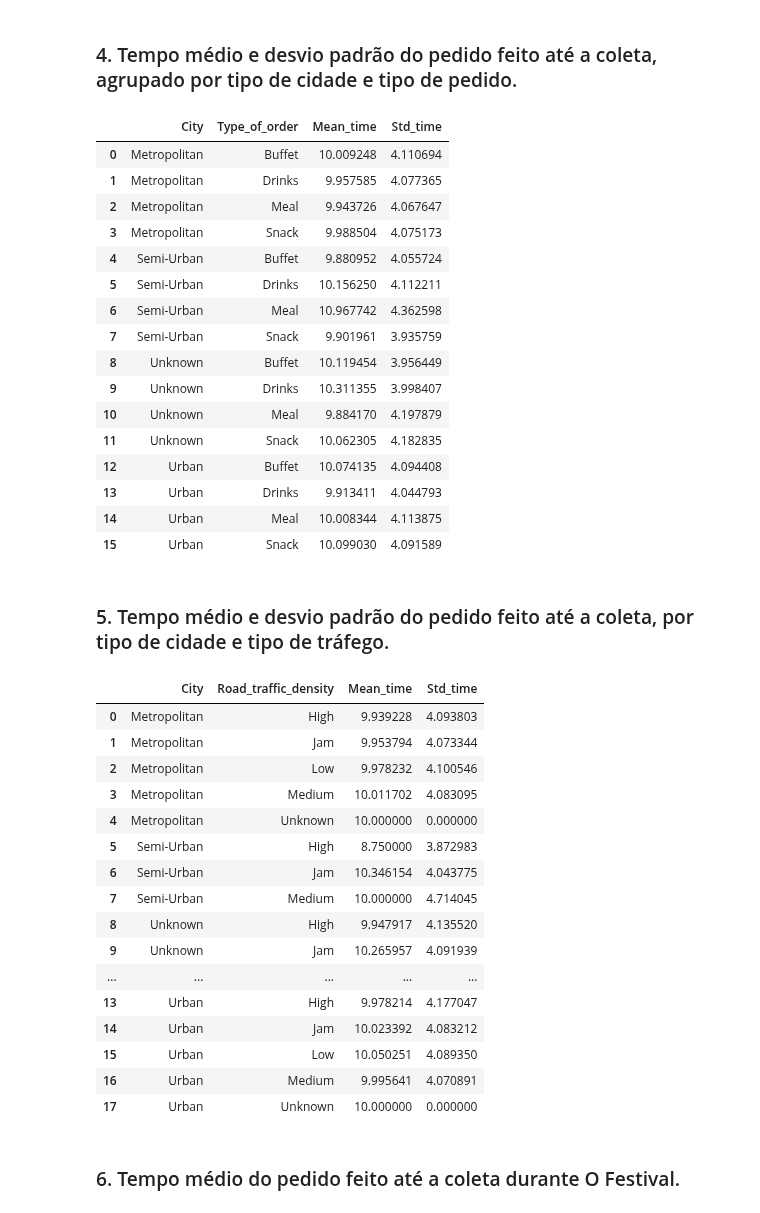
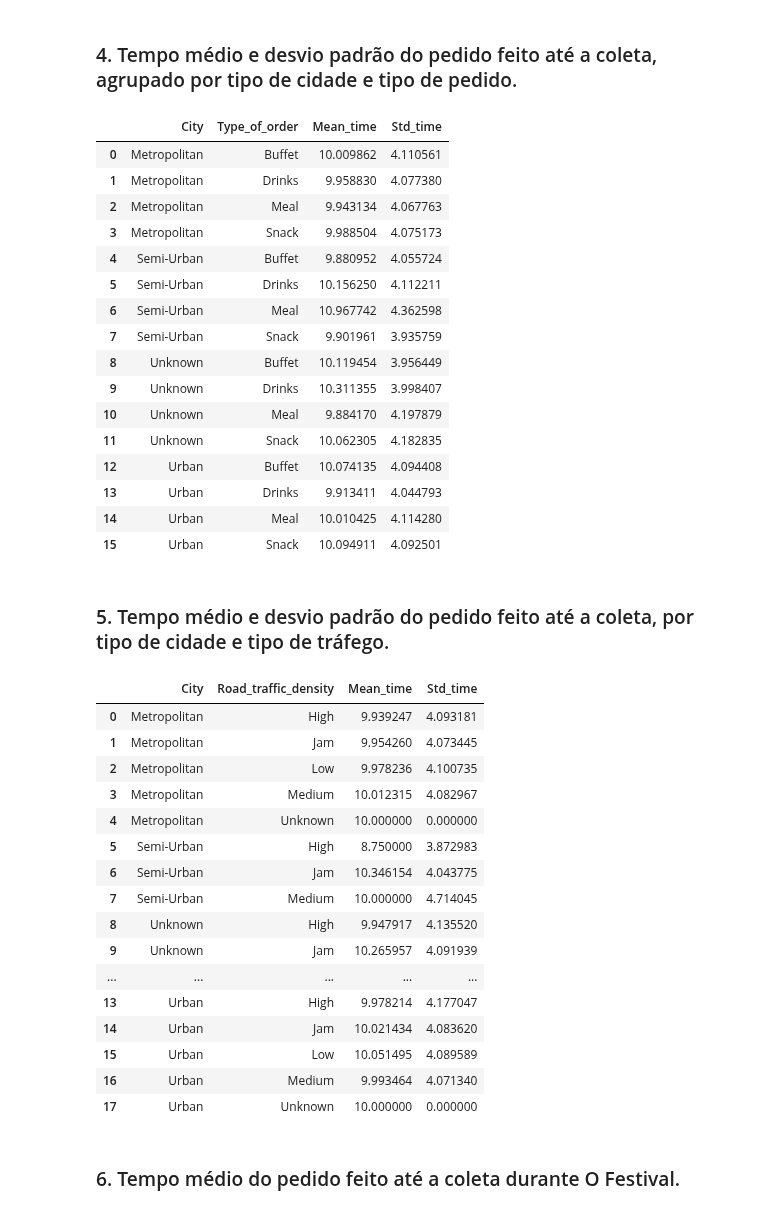
Before and after one commit to luc457x/CDS-PA, a Jupyter notebook: notebook.ipynb, the cells around one changed output. Saved outputs shown, nothing was run; the diff lists cells and outputs as text; code cells hidden in the pictures.

```diff
--- a/notebook.ipynb
+++ b/notebook.ipynb
@@ -878,8 +901,8 @@ Visualização de métricas da empresa.
 ### 1. Quantidades de pedido por dia.
 # %%
 # Agrupar pedidos por dias
-df_work["Day_Ordered"] = pd.to_datetime(df_clear["Time_Ordered"]).dt.date
-df = df_work[["ID", "Day_Ordered"]].groupby("Day_Ordered").count().reset_index()
+df_clear["Day_Ordered"] = pd.to_datetime(df_clear["Time_Ordered"]).dt.date
+df = df_clear[["ID", "Day_Ordered"]].groupby("Day_Ordered").count().reset_index()
 df = df[["Day_Ordered", "ID"]].pivot_table(index="Day_Ordered", aggfunc="sum").reset_index()
 # %%
 # Desenhar gráfico de barras
@@ -892,8 +915,8 @@ fig.show()
 ### 2. Quantidade de pedidos por semana.
 # %%
 # Agrupar dias em semanas do ano
-df_work["Week_Ordered"] = pd.to_datetime(df_work["Day_Ordered"]).dt.strftime("%W").astype(int)
-df = df_work[["Week_Ordered", "ID"]].pivot_table(index="Week_Ordered", aggfunc="count").reset_index()
+df_clear["Week_Ordered"] = pd.to_datetime(df_clear["Day_Ordered"]).dt.strftime("%W").astype(int)
+df = df_clear[["Week_Ordered", "ID"]].pivot_table(index="Week_Ordered", aggfunc="count").reset_index()
 # Criar um DataFrame com todas as semanas do periodo
 all_weeks = pd.DataFrame({"Week_Ordered": range(6, 15)})
 # Mesclar com o DataFrame original
@@ -1107,8 +1130,8 @@ delivery_rating_by_weatherconditions
 # %% [markdown]
 ### 6. Top 10 entregadores mais rápidos por tipo de cidade.
 # %%
-df_work["Distance(km)"] = df_work.apply(lambda x: haversine(x["Restaurant_location"], x["Delivery_location"]), axis=1)
-df_work["Velocity(km/h)"] = df_work["Distance(km)"] / (df_work["Time_taken(min)"] / 60)
+df_clear["Distance(km)"] = df_clear.apply(lambda x: haversine(x["Restaurant_location"], x["Delivery_location"]), axis=1)
+df_clear["Velocity(km/h)"] = df_clear["Distance(km)"] / (df_clear["Time_taken(min)"] / 60)
 # %% [markdown]
 PS: Os resultados aqui são estranhos, principalmente no tipo de cidade "Unknown", que tem uma scooter eletrica que faz >100km/h, por exemplo.
 # %%
@@ -1176,8 +1199,8 @@ A distância média entre restaurantes e locais de entrega é 9.73 km.
 # %% [markdown]
 ### 3. Tempo médio e desvio padrão do pedido feito até a coleta, agrupado por tipo de cidade.
 # %%
-df_work["Prepare_time(min)"] = ((df_work["Time_Order_picked"] - df_work["Time_Ordered"]).dt.total_seconds() / 60).astype(int)
-df_aux = df_work[["Prepare_time(min)", "City"]].groupby("City").agg(["mean", "std"]).reset_index()
+df_clear["Prepare_time(min)"] = ((df_clear["Time_Order_picked"] - df_clear["Time_Ordered"]).dt.total_seconds() / 60).astype(int)
+df_aux = df_clear[["Prepare_time(min)", "City"]].groupby("City").agg(["mean", "std"]).reset_index()
 df_aux.columns = ["City", "Mean_time", "Std_time"]
 df_aux.reset_index(drop=True)
 # %% [output]
@@ -1189,14 +1212,14 @@ df_aux.reset_index(drop=True)
 # %% [markdown]
 ### 4. Tempo médio e desvio padrão do pedido feito até a coleta, agrupado por tipo de cidade e tipo de pedido.
 # %%
-df_aux = df_work[["Prepare_time(min)", "City", "Type_of_order"]].groupby(["City", "Type_of_order"]).agg(["mean", "std"]).reset_index()
+df_aux = df_clear[["Prepare_time(min)", "City", "Type_of_order"]].groupby(["City", "Type_of_order"]).agg(["mean", "std"]).reset_index()
 df_aux.columns = ["City", "Type_of_order", "Mean_time", "Std_time"]
 df_aux.reset_index(drop=True)
 # %% [output]
 |  | City | Type_of_order | Mean_time | Std_time |
-| 0 | Metropolitan | Buffet | 10.009248 | 4.110694 |
-| 1 | Metropolitan | Drinks | 9.957585 | 4.077365 |
-| 2 | Metropolitan | Meal | 9.943726 | 4.067647 |
+| 0 | Metropolitan | Buffet | 10.009862 | 4.110561 |
+| 1 | Metropolitan | Drinks | 9.958830 | 4.077380 |
+| 2 | Metropolitan | Meal | 9.943134 | 4.067763 |
 | 3 | Metropolitan | Snack | 9.988504 | 4.075173 |
 | 4 | Semi-Urban | Buffet | 9.880952 | 4.055724 |
 | 5 | Semi-Urban | Drinks | 10.156250 | 4.112211 |
@@ -1208,20 +1231,20 @@ df_aux.reset_index(drop=True)
 | 11 | Unknown | Snack | 10.062305 | 4.182835 |
 | 12 | Urban | Buffet | 10.074135 | 4.094408 |
 | 13 | Urban | Drinks | 9.913411 | 4.044793 |
-| 14 | Urban | Meal | 10.008344 | 4.113875 |
-| 15 | Urban | Snack | 10.099030 | 4.091589 |
+| 14 | Urban | Meal | 10.010425 | 4.114280 |
+| 15 | Urban | Snack | 10.094911 | 4.092501 |
 # %% [markdown]
 ### 5. Tempo médio e desvio padrão do pedido feito até a coleta, por tipo de cidade e tipo de tráfego.
 # %%
-df_aux = df_work[["Prepare_time(min)", "City", "Road_traffic_density"]].groupby(["City", "Road_traffic_density"]).agg(["mean", "std"]).reset_index()
+df_aux = df_clear[["Prepare_time(min)", "City", "Road_traffic_density"]].groupby(["City", "Road_traffic_density"]).agg(["mean", "std"]).reset_index()
 df_aux.columns = ["City", "Road_traffic_density", "Mean_time", "Std_time"]
 df_aux.reset_index(drop=True)
 # %% [output]
 |  | City | Road_traffic_density | Mean_time | Std_time |
-| 0 | Metropolitan | High | 9.939228 | 4.093803 |
-| 1 | Metropolitan | Jam | 9.953794 | 4.073344 |
-| 2 | Metropolitan | Low | 9.978232 | 4.100546 |
-| 3 | Metropolitan | Medium | 10.011702 | 4.083095 |
+| 0 | Metropolitan | High | 9.939247 | 4.093181 |
+| 1 | Metropolitan | Jam | 9.954260 | 4.073445 |
+| 2 | Metropolitan | Low | 9.978236 | 4.100735 |
+| 3 | Metropolitan | Medium | 10.012315 | 4.082967 |
 | 4 | Metropolitan | Unknown | 10.000000 | 0.000000 |
 | 5 | Semi-Urban | High | 8.750000 | 3.872983 |
 | 6 | Semi-Urban | Jam | 10.346154 | 4.043775 |
@@ -1230,9 +1253,9 @@ df_aux.reset_index(drop=True)
 | 9 | Unknown | Jam | 10.265957 | 4.091939 |
 | ... | ... | ... | ... | ... |
 | 13 | Urban | High | 9.978214 | 4.177047 |
-| 14 | Urban | Jam | 10.023392 | 4.083212 |
-| 15 | Urban | Low | 10.050251 | 4.089350 |
-| 16 | Urban | Medium | 9.995641 | 4.070891 |
+| 14 | Urban | Jam | 10.021434 | 4.083620 |
+| 15 | Urban | Low | 10.051495 | 4.089589 |
+| 16 | Urban | Medium | 9.993464 | 4.071340 |
 | 17 | Urban | Unknown | 10.000000 | 0.000000 |
 # %% [markdown]
 ### 6. Tempo médio do pedido feito até a coleta durante O Festival.
```
Also changed, not shown: parts of 68 cells of this notebook, 6 other files.
